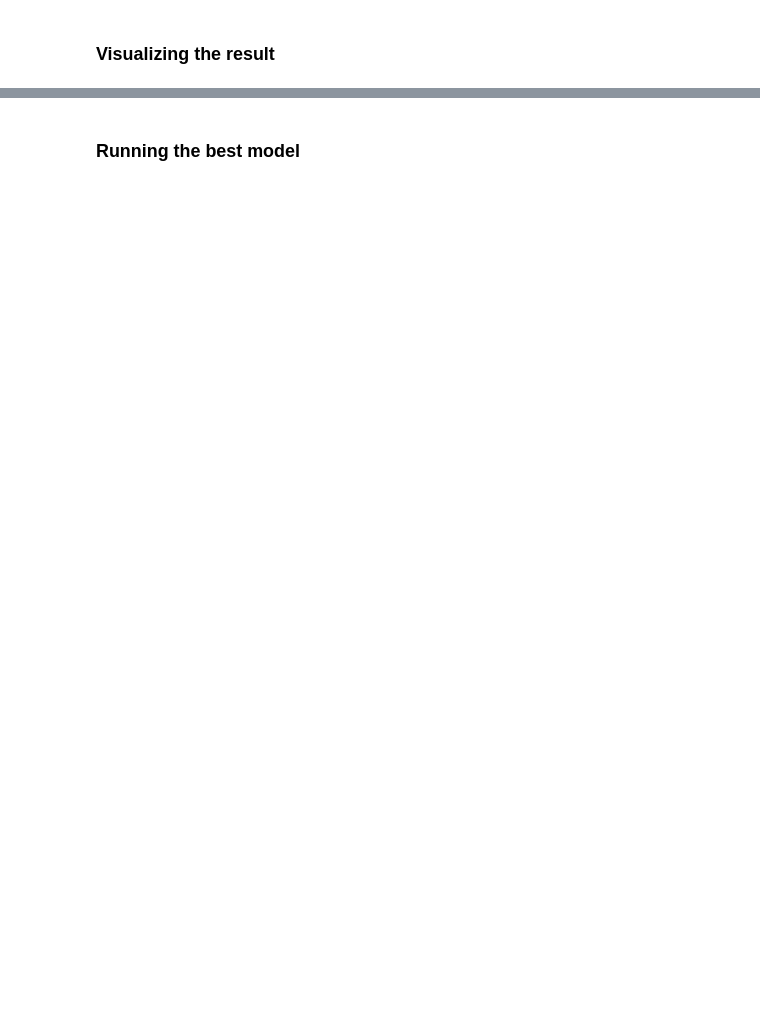
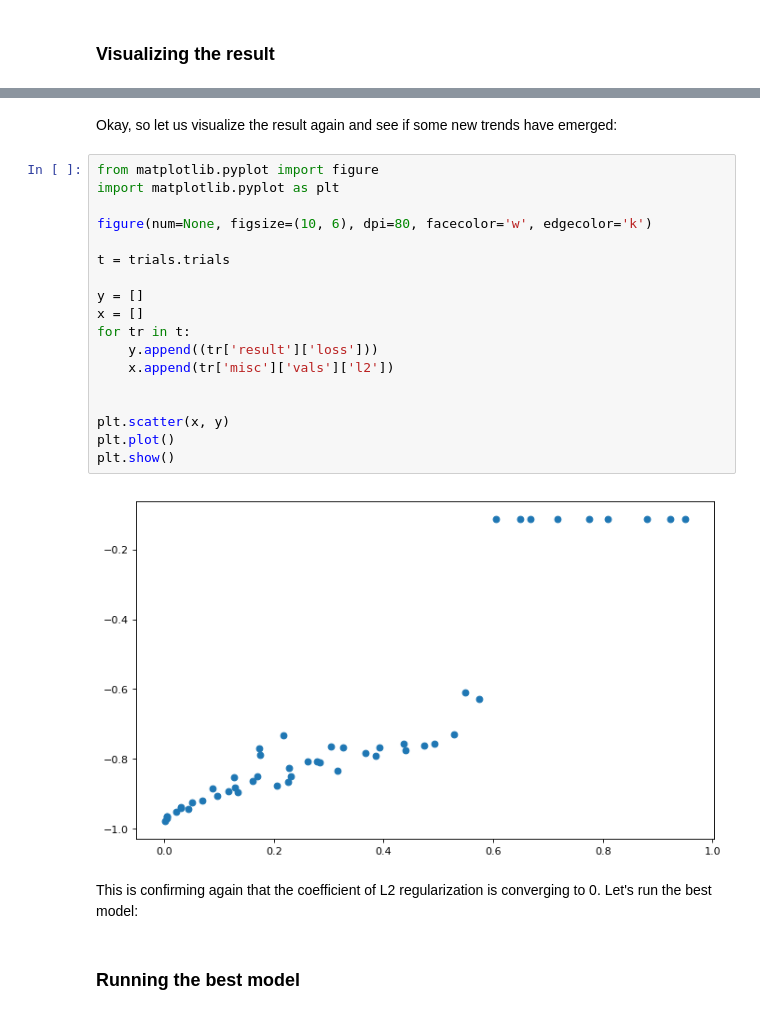
Before and after one commit to amir-rahnama/neural-network-playground, a Jupyter notebook: notebooks/MNIST L2 Regularization .ipynb, the cells around one changed output, grey strips where cells are left out. Saved outputs shown, nothing was run; the diff lists cells and outputs as text; blank space fills up the shorter version.

```diff
--- a/notebooks/MNIST L2 Regularization .ipynb
+++ b/notebooks/MNIST L2 Regularization .ipynb
@@ -232,3 +316,27 @@ plt.show()
+# %% [markdown]
+Okay, so let us visualize the result again and see if some new trends have emerged:
+# %%
+from matplotlib.pyplot import figure
+import matplotlib.pyplot as plt
+
+figure(num=None, figsize=(10, 6), dpi=80, facecolor='w', edgecolor='k')
+
+t = trials.trials
+
+y = []
+x = []
+for tr in t:
+    y.append((tr['result']['loss']))
+    x.append(tr['misc']['vals']['l2'])
+
+
+plt.scatter(x, y)
+plt.plot()
+plt.show()
+# %% [output]
+[figure, added]
+# %% [markdown]
+This is confirming again that the coefficient of L2 regularization is converging to 0. Let's run the best model:
 # %% [markdown]
 ### Running the best model
 # %%
```
Also changed, not shown: parts of 20 cells of this notebook.
